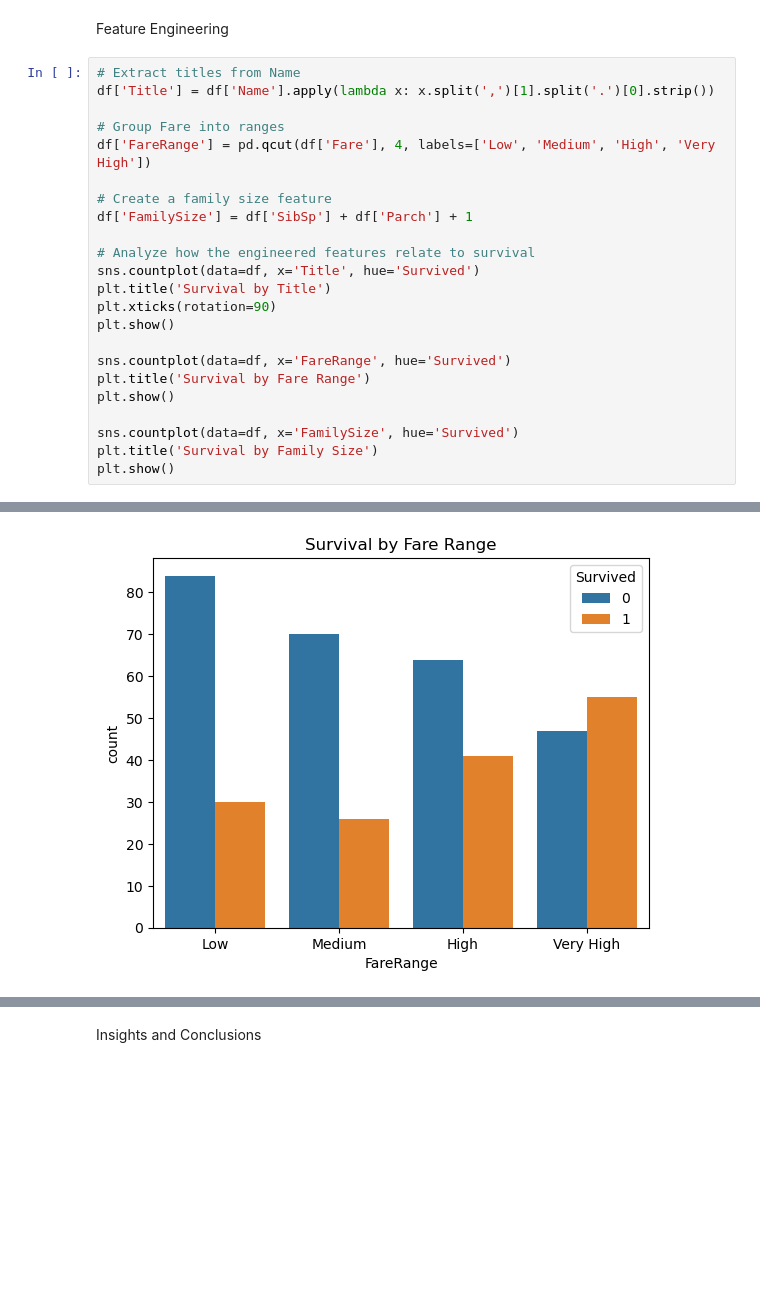
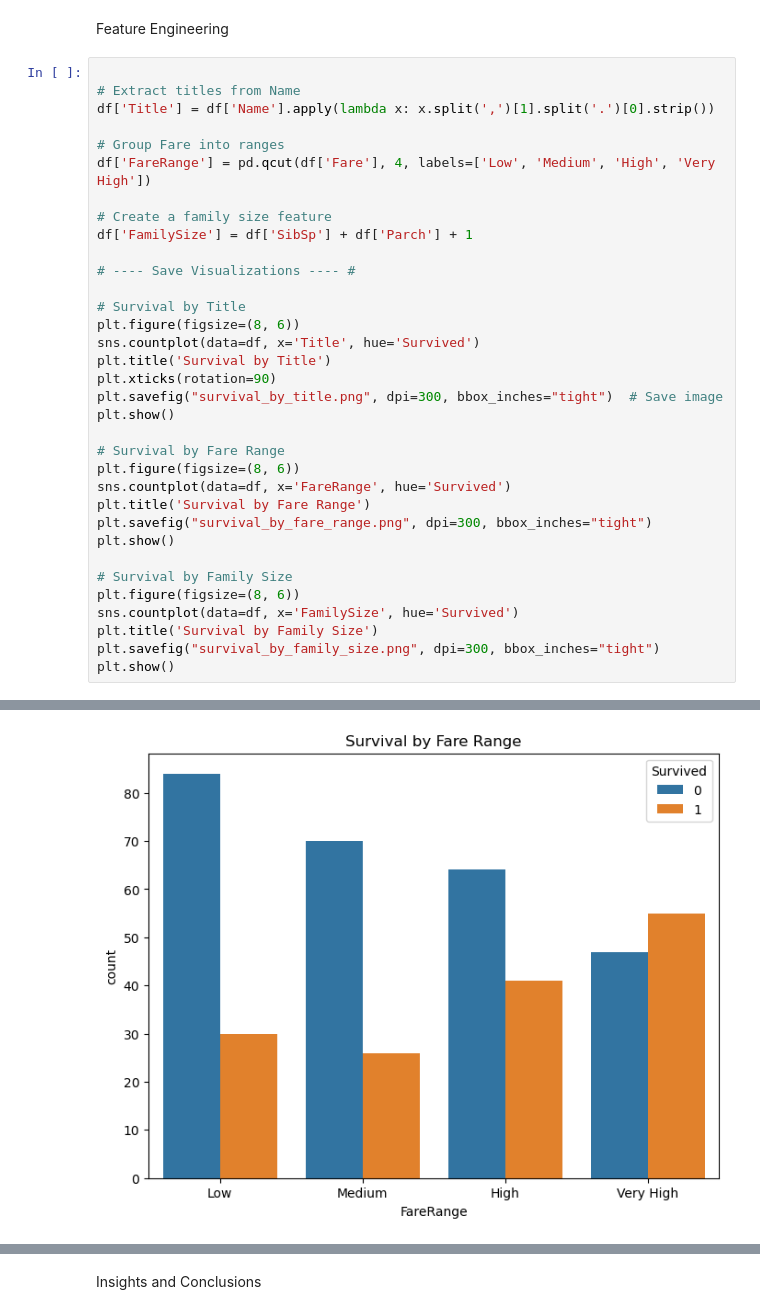
Before and after one commit to praveenaaaron/DS_Exploratory-Data-Analysis-on-the-Titanic, a Jupyter notebook: EDA_Titanic_DataSet.ipynb, the cells around one changed output, grey strips where cells are left out. Drawn from its saved outputs; the diff is of its cells as text; blank space fills up the shorter version.

```diff
--- a/EDA_Titanic_DataSet.ipynb
+++ b/EDA_Titanic_DataSet.ipynb
@@ -163,6 +202,7 @@ plt.show()
 # %% [markdown]
 Feature Engineering
 # %%
+
 # Extract titles from Name
 df['Title'] = df['Name'].apply(lambda x: x.split(',')[1].split('.')[0].strip())
 
@@ -172,17 +212,27 @@ df['FareRange'] = pd.qcut(df['Fare'], 4, labels=['Low', 'Medium', 'High', 'Very
 # Create a family size feature
 df['FamilySize'] = df['SibSp'] + df['Parch'] + 1
 
-# Analyze how the engineered features relate to survival
+# ---- Save Visualizations ---- #
+
+# Survival by Title
+plt.figure(figsize=(8, 6))
 sns.countplot(data=df, x='Title', hue='Survived')
 plt.title('Survival by Title')
 plt.xticks(rotation=90)
+plt.savefig("survival_by_title.png", dpi=300, bbox_inches="tight")  # Save image
 plt.show()
 
+# Survival by Fare Range
+plt.figure(figsize=(8, 6))
 sns.countplot(data=df, x='FareRange', hue='Survived')
 plt.title('Survival by Fare Range')
+plt.savefig("survival_by_fare_range.png", dpi=300, bbox_inches="tight")
 plt.show()
 
+# Survival by Family Size
+plt.figure(figsize=(8, 6))
 sns.countplot(data=df, x='FamilySize', hue='Survived')
 plt.title('Survival by Family Size')
+plt.savefig("survival_by_family_size.png", dpi=300, bbox_inches="tight")
 plt.show()
 # %% [output]
@@ -190 +240 @@ plt.show()
-[figure, old version]
+[figure, new version]
```
Also changed, not shown: parts of 5 cells of this notebook, 16 other files.
